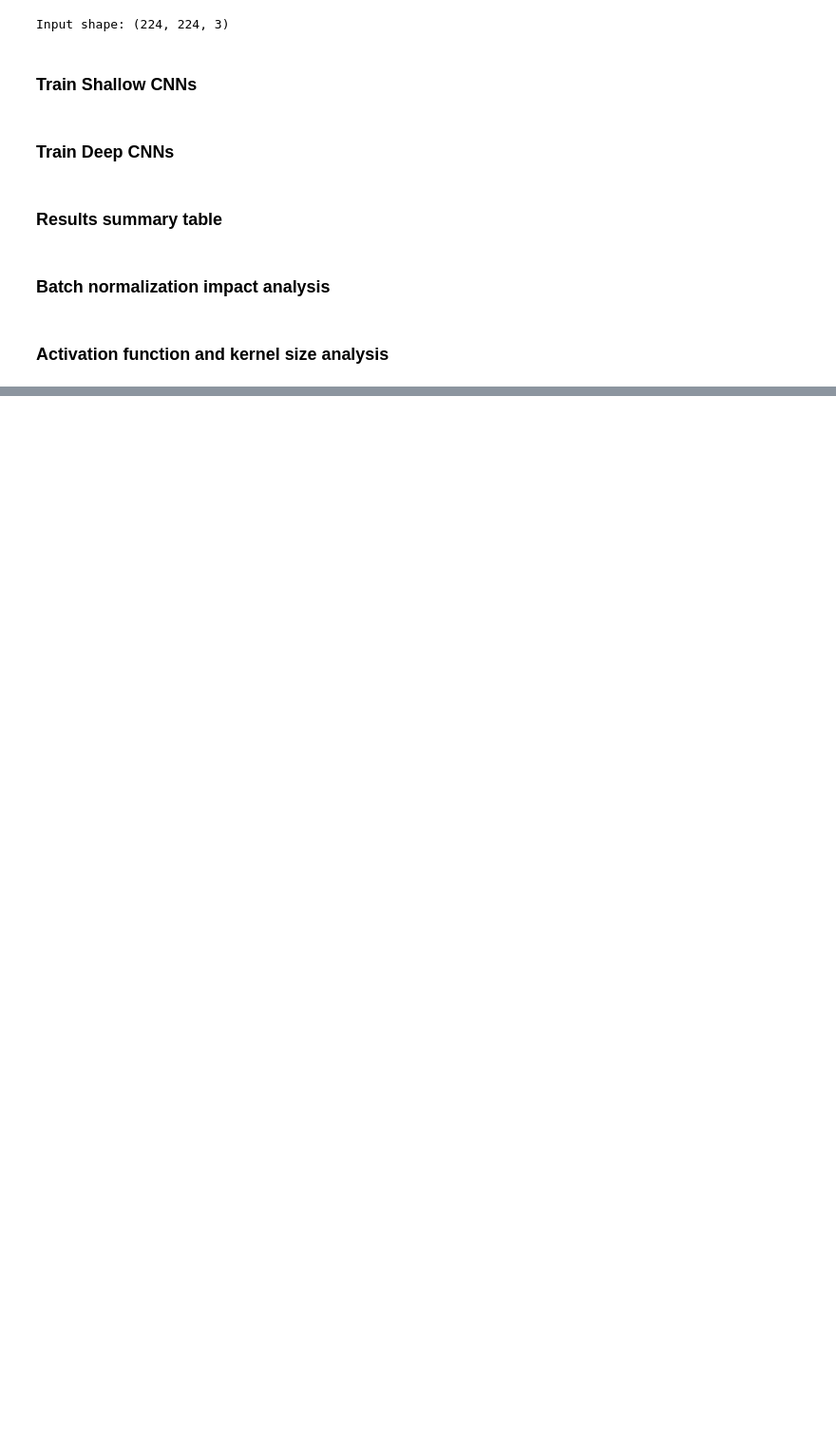
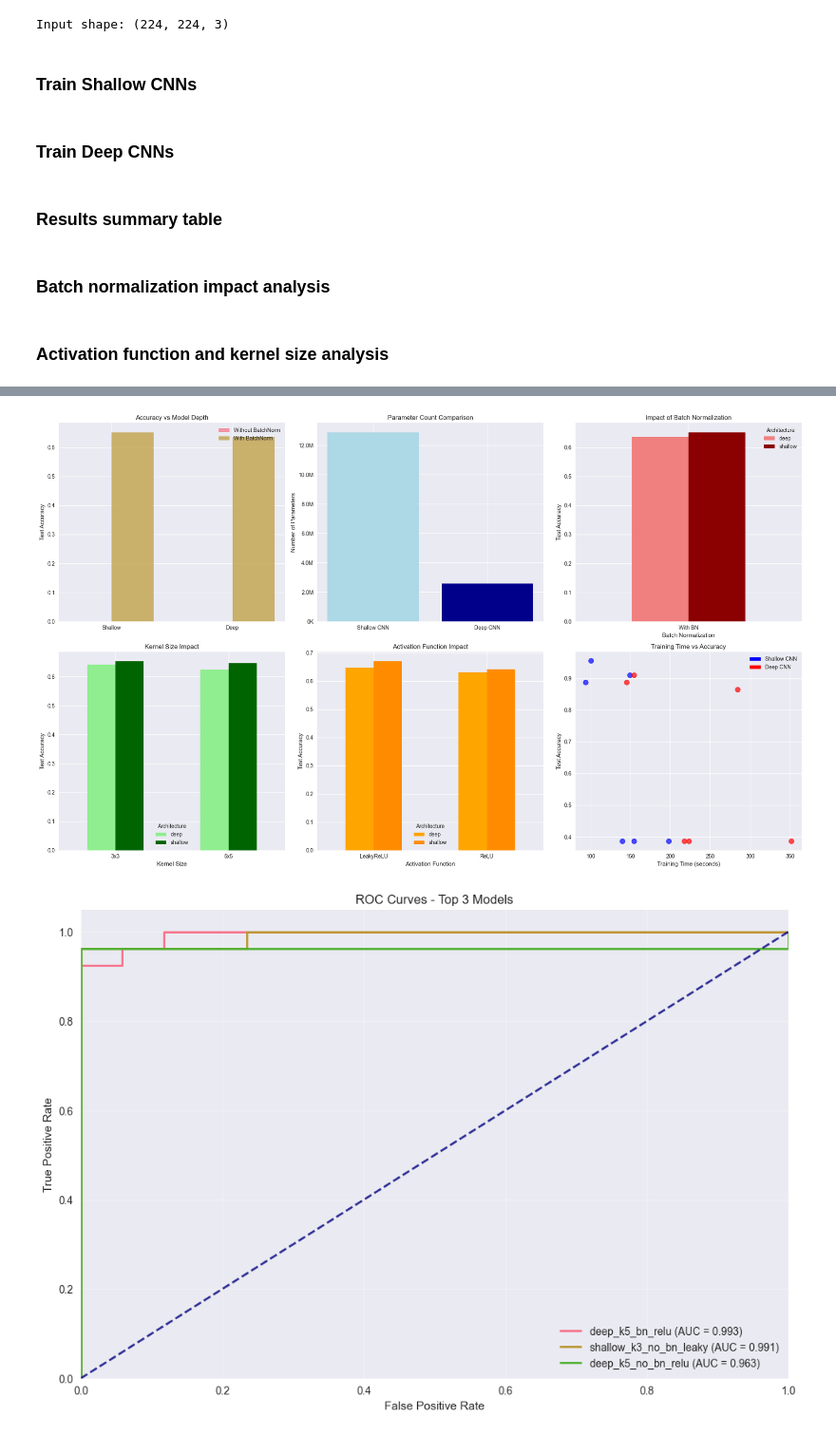
Before and after one commit to hirajya/CCDEPLRL_PROJECT_COM222, a Jupyter notebook: bruise_detection_cnn_archi.ipynb, the cells around one changed output, grey strips where cells are left out. Shown at 95% size. Saved outputs shown, nothing was run; the diff lists cells and outputs as text; code cells hidden in the pictures; blank space fills up the shorter version.

```diff
--- a/bruise_detection_cnn_archi.ipynb
+++ b/bruise_detection_cnn_archi.ipynb
@@ -23,7 +23,7 @@ sns.set_palette("husl")
 # %% [markdown]
 ### Data Loading and Preprocessing
 # %%
-def load_binary_data(data_dir='dataset/Wound_dataset copy', img_size=(224, 224)):
+def load_binary_data(data_dir='C:/Users/tdany/OneDrive/Desktop/bruise_detection_project/dataset/Wound_dataset copy', img_size=(224, 224)):
     images = []
     labels = []
 
@@ -316,7 +316,8 @@ def train_and_evaluate_model(model, model_name, X_train, X_val, X_test, y_train,
         'F1_Score': f1,
         'AUC': roc_auc,
         'History': history,
-        'Predictions': y_pred_prob
+        'Predictions': y_pred_prob,
+        'Trained_Model': model
     }
 
     print(f"Training Time: {training_time:.2f}s")
@@ -404,7 +405,7 @@ def print_results_table(results):
         'Recall': f"{r['Test_Recall']:.4f}",
         'F1-Score': f"{r['F1_Score']:.4f}",
         'AUC': f"{r['AUC']:.4f}",
-        'Train Time (s)': f"{r['Training_Time']:.1f}"
+        'Train Time (s)': f"{r['Training_Time']:.1f}",
     } for r in results])
 
     print("\n" + "="*120)
@@ -601,0 +688,26 @@ def plot_comprehensive_comparison(results):
+# %%
+# Main execution
+if __name__ == "__main__":
+    # Initialize results list
+    results = []
+
+    # Train all models
+    print("STARTING COMPREHENSIVE CNN ARCHITECTURE COMPARISON")
+    print("="*80)
+
+    # Train shallow CNNs
+    results = train_shallow_cnns(X_train, X_val, X_test, y_train, y_val, y_test, input_shape, results)
+
+    # Train deep CNNs
+    results = train_deep_cnns(X_train, X_val, X_test, y_train, y_val, y_test, input_shape, results)
+
+    # Print detailed results
+    print_results_table(results)
+
+    # Detailed analyses
+    analyze_batch_norm(results)
+    analyze_activation_and_kernels(results)
+
+    print("\n" + "="*80)
+    print("STUD COMPLETED SUCCESSFULLY!")
+    print("="*80)
@@ -601,0 +732,6 @@ def plot_comprehensive_comparison(results):
+# %%
+plot_comprehensive_comparison(results)
+generate_final_report(results)
+# %% [output]
+[figure, added]
+[figure, added]
```
Also changed, not shown: parts of 11 cells of this notebook.
